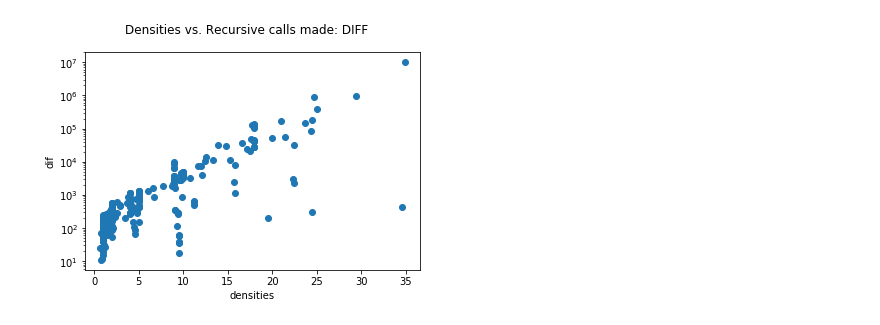
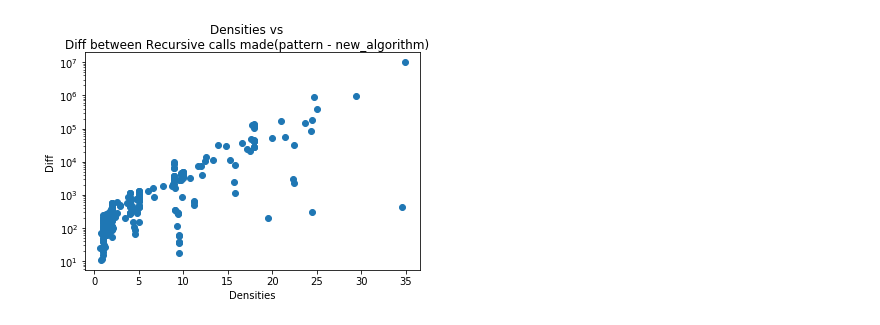
Before and after one commit to fi-uba-t3/max-clique, a Jupyter notebook: metrics-analysis.ipynb, the cells around one changed output. Cells and saved outputs as stored; diff of their text form; code cells hidden in the pictures.

Commit message:
Add new plots

```diff
--- a/metrics-analysis.ipynb
+++ b/metrics-analysis.ipynb
@@ -55,20 +55,19 @@ plt.show()
 # %%
 #
 # Densities vs. Recursive calls made (DIFF)
 #
 
 fig, ax = plt.subplots()
 
-fig.suptitle('Densities vs. Recursive calls made: DIFF')
+fig.suptitle('Densities vs\nDiff between Recursive calls made(pattern - new_algorithm)')
 
 diff = list(map(lambda e: e[0] - e[1], zip(calls_made_pattern, calls_made_new)))
 
 ax.plot(densities_new, diff, 'o')
-ax.set(xlabel='densities', ylabel='dif')
+ax.set(xlabel='Densities', ylabel='Diff')
 ax.set(yscale='log')
-
 plt.savefig("plots/densities_recur_calls_diff")
 
 plt.show()
 # %% [output]
-[figure, old version]
+[figure, new version]
```
Also changed, not shown: parts of 7 cells of this notebook.
